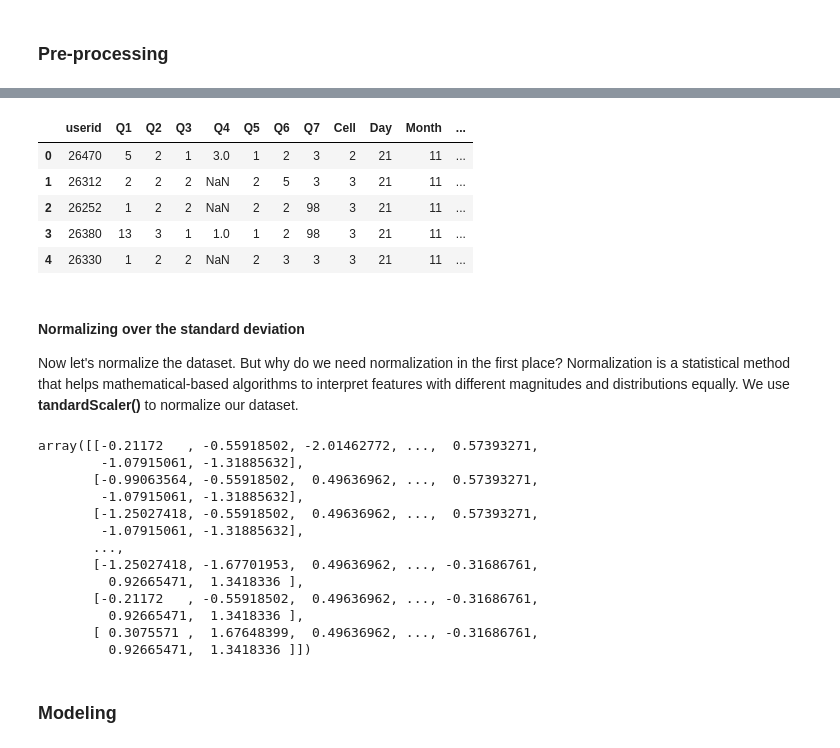
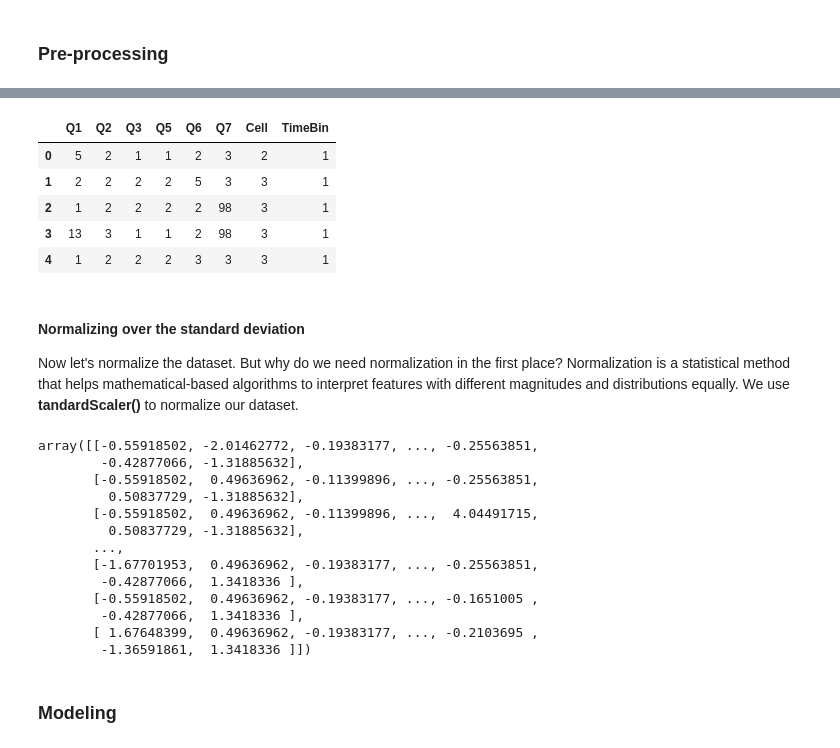
Before and after one commit to githubchinny/python, a Jupyter notebook: MachineLearningWithPython/Clus-K-Means-AppData.ipynb, the cells around one changed output, grey strips where cells are left out. Drawn from its saved outputs; the diff is of its cells as text; code cells hidden in the pictures.

```diff
--- a/MachineLearningWithPython/Clus-K-Means-AppData.ipynb
+++ b/MachineLearningWithPython/Clus-K-Means-AppData.ipynb
@@ -186,13 +227,13 @@ Drop 'Q798','Q598','OperationTimestamp' as I don't think we can apply Euclidean
 # %%
-df = df_appData.drop(['Q798','Q598','OperationTimestamp'], axis=1)
+df = df_appData.drop(['userid','Day','Month','Q798','Q598','OperationTimestamp','Q4'], axis=1)
 df.head()
 # %% [output]
-|  | userid | Q1 | Q2 | Q3 | Q4 | Q5 | Q6 | Q7 | Cell | Day | Month | ... |
-| 0 | 26470 | 5 | 2 | 1 | 3.0 | 1 | 2 | 3 | 2 | 21 | 11 | ... |
-| 1 | 26312 | 2 | 2 | 2 | NaN | 2 | 5 | 3 | 3 | 21 | 11 | ... |
-| 2 | 26252 | 1 | 2 | 2 | NaN | 2 | 2 | 98 | 3 | 21 | 11 | ... |
-| 3 | 26380 | 13 | 3 | 1 | 1.0 | 1 | 2 | 98 | 3 | 21 | 11 | ... |
-| 4 | 26330 | 1 | 2 | 2 | NaN | 2 | 3 | 3 | 3 | 21 | 11 | ... |
+|  | Q1 | Q2 | Q3 | Q5 | Q6 | Q7 | Cell | TimeBin |
+| 0 | 5 | 2 | 1 | 1 | 2 | 3 | 2 | 1 |
+| 1 | 2 | 2 | 2 | 2 | 5 | 3 | 3 | 1 |
+| 2 | 1 | 2 | 2 | 2 | 2 | 98 | 3 | 1 |
+| 3 | 13 | 3 | 1 | 1 | 2 | 98 | 3 | 1 |
+| 4 | 1 | 2 | 2 | 2 | 3 | 3 | 3 | 1 |
 # %% [markdown]
 #### Normalizing over the standard deviation
 Now let's normalize the dataset. But why do we need normalization in the first place? Normalization is a statistical method that helps mathematical-based algorithms to interpret features with different magnitudes and distributions equally. We use __tandardScaler()__ to normalize our dataset.
@@ -203,19 +244,19 @@ X = np.nan_to_num(X)
 Clus_dataSet = StandardScaler().fit_transform(X)
 Clus_dataSet
 # %% [output]
-array([[-0.21172   , -0.55918502, -2.01462772, ...,  0.57393271,
-        -1.07915061, -1.31885632],
-       [-0.99063564, -0.55918502,  0.49636962, ...,  0.57393271,
-        -1.07915061, -1.31885632],
-       [-1.25027418, -0.55918502,  0.49636962, ...,  0.57393271,
-        -1.07915061, -1.31885632],
+array([[-0.55918502, -2.01462772, -0.19383177, ..., -0.25563851,
+        -0.42877066, -1.31885632],
+       [-0.55918502,  0.49636962, -0.11399896, ..., -0.25563851,
+         0.50837729, -1.31885632],
+       [-0.55918502,  0.49636962, -0.11399896, ...,  4.04491715,
+         0.50837729, -1.31885632],
        ...,
-       [-1.25027418, -1.67701953,  0.49636962, ..., -0.31686761,
-         0.92665471,  1.3418336 ],
-       [-0.21172   , -0.55918502,  0.49636962, ..., -0.31686761,
-         0.92665471,  1.3418336 ],
-       [ 0.3075571 ,  1.67648399,  0.49636962, ..., -0.31686761,
-         0.92665471,  1.3418336 ]])
+       [-1.67701953,  0.49636962, -0.19383177, ..., -0.25563851,
+        -0.42877066,  1.3418336 ],
+       [-0.55918502,  0.49636962, -0.19383177, ..., -0.1651005 ,
+        -0.42877066,  1.3418336 ],
+       [ 1.67648399,  0.49636962, -0.19383177, ..., -0.2103695 ,
+        -1.36591861,  1.3418336 ]])
 # %% [markdown]
 ### Modeling
 # %% [markdown]
```
Also changed, not shown: parts of 20 cells of this notebook.
